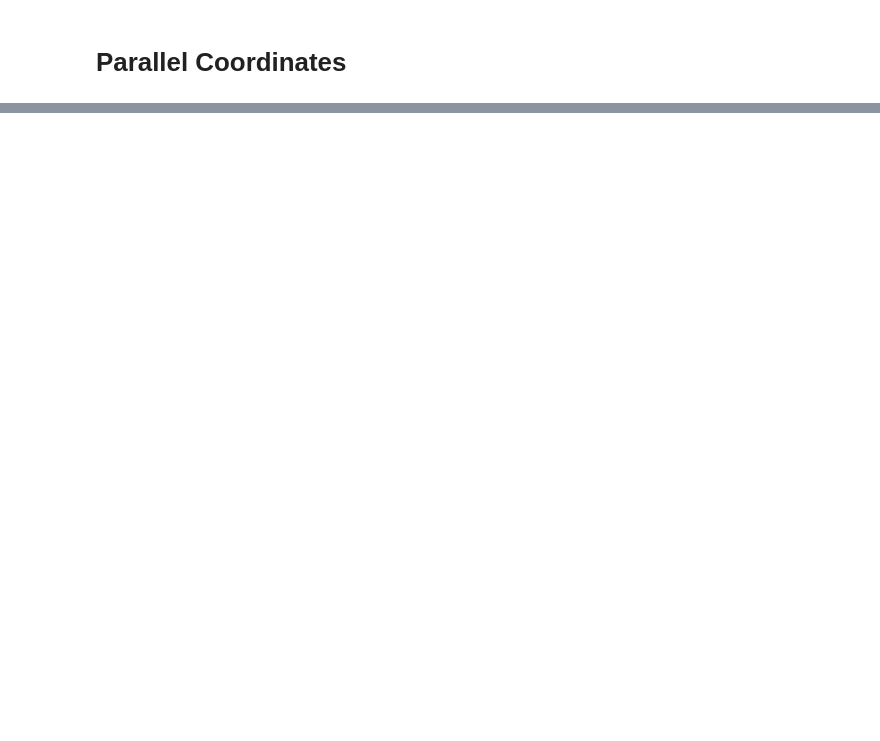
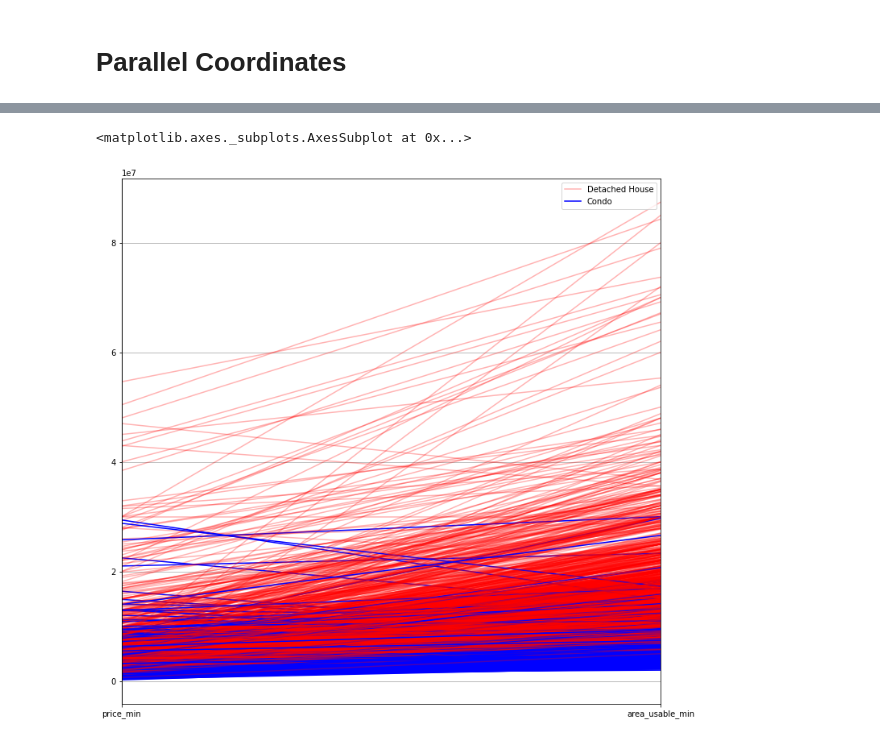
Before and after one commit to NewtonSawitta/BasicProg_DataViz65, a Jupyter notebook: HW3.ipynb, the cells around one changed output, grey strips where cells are left out. Drawn from its saved outputs; the diff is of its cells as text; code cells hidden in the pictures; blank space fills up the shorter version.

```diff
--- a/HW3.ipynb
+++ b/HW3.ipynb
@@ -116,0 +124,3 @@ pd.plotting.parallel_coordinates(UPP, 'propertytype_name_en_x',cols = ['price_mi
+# %%
+unit_cm_hcd = unit_cm[(unit_cm['propertytype_name_en']=='Condo') | (unit_cm['propertytype_name_en']=='Detached House')]
+unit_cm_hcd.head()
@@ -116,0 +135,4 @@ pd.plotting.parallel_coordinates(UPP, 'propertytype_name_en_x',cols = ['price_mi
+# %%
+unit_cm_hcd = unit_cm_hcd.dropna(subset=['price_min','area_usable_min'])
+# %%
+unit_cm_hcd['area_usable_min'] = unit_cm_hcd['area_usable_min'].apply(lambda x: x*100000)
@@ -116,0 +142,7 @@ pd.plotting.parallel_coordinates(UPP, 'propertytype_name_en_x',cols = ['price_mi
+# %%
+matplotlib.rcParams['figure.figsize']=[12,12]
+# %%
+pd.plotting.parallel_coordinates(unit_cm_hcd, 'propertytype_name_en', cols = ['price_min','area_usable_min'],color=[[1,0,0,0.3],[0,0,1,1]])
+# %% [output]
+<matplotlib.axes._subplots.AxesSubplot at 0x...>
+[figure, added]
```
Also changed, not shown: parts of 16 cells of this notebook.
